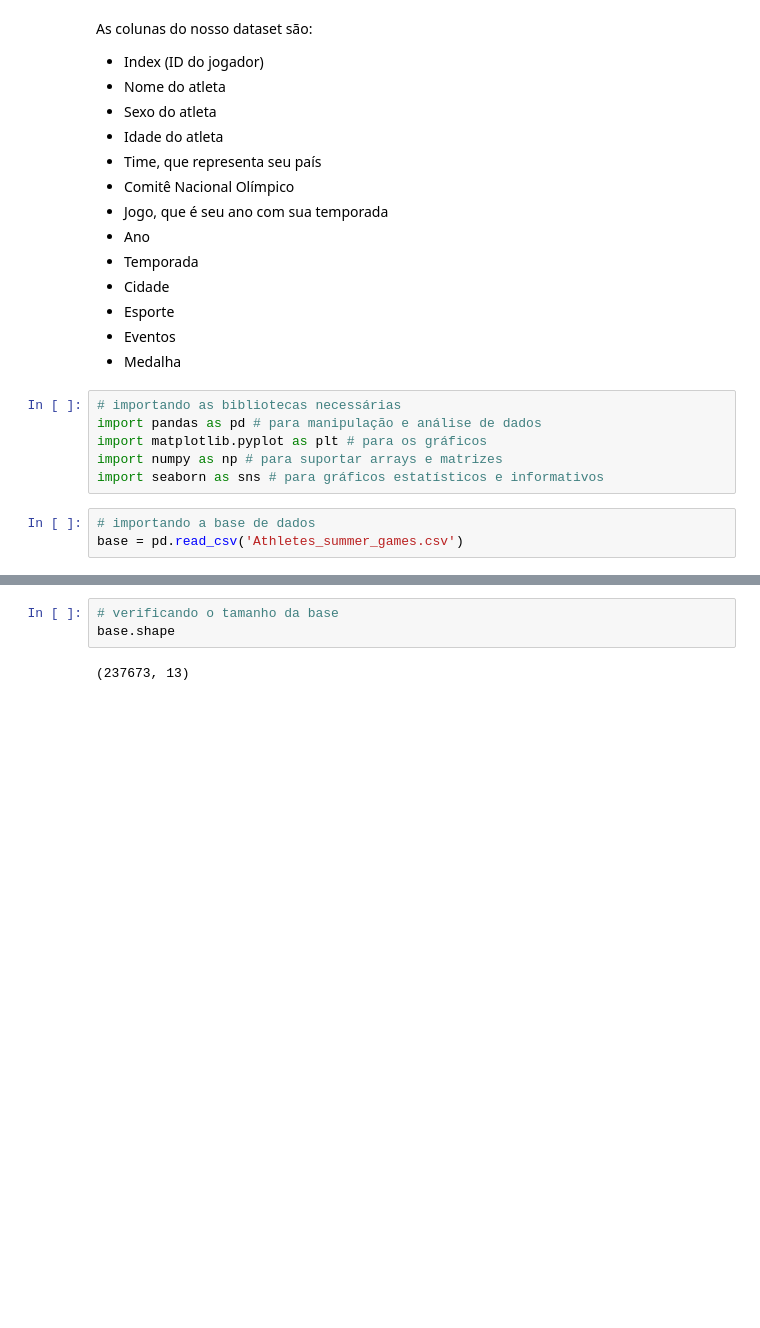
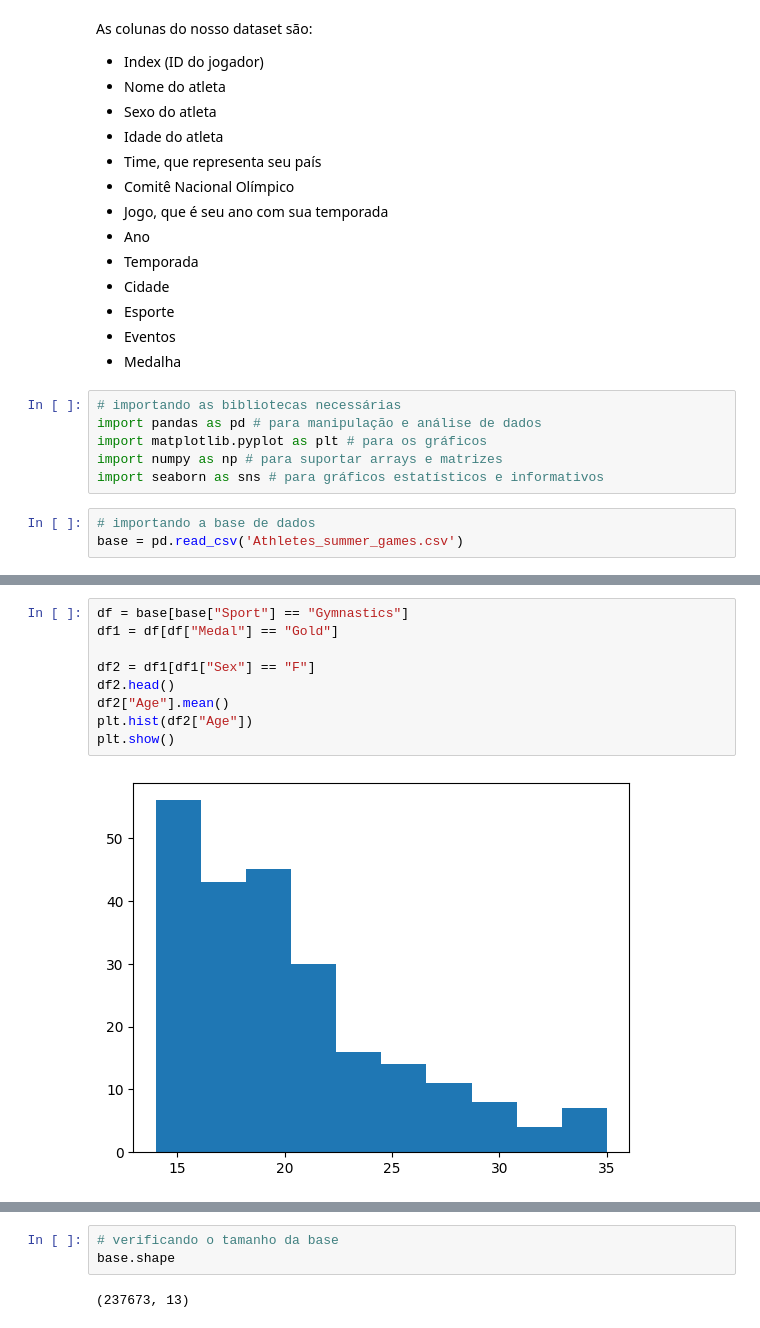
Before and after one commit to lucilagabriela/olimpiadas, a Jupyter notebook: Análise Exploratória de Dados.ipynb, the cells around one changed output, grey strips where cells are left out. Saved outputs shown, nothing was run; the diff lists cells and outputs as text; blank space fills up the shorter version.

```diff
--- a/Análise Exploratória de Dados.ipynb
+++ b/Análise Exploratória de Dados.ipynb
@@ -50,0 +86,11 @@ base.head(10)
+# %%
+df = base[base["Sport"] == "Gymnastics"]
+df1 = df[df["Medal"] == "Gold"]
+
+df2 = df1[df1["Sex"] == "F"]
+df2.head()
+df2["Age"].mean()
+plt.hist(df2["Age"])
+plt.show()
+# %% [output]
+[figure, added]
```
Also changed, not shown: parts of 19 cells of this notebook.
